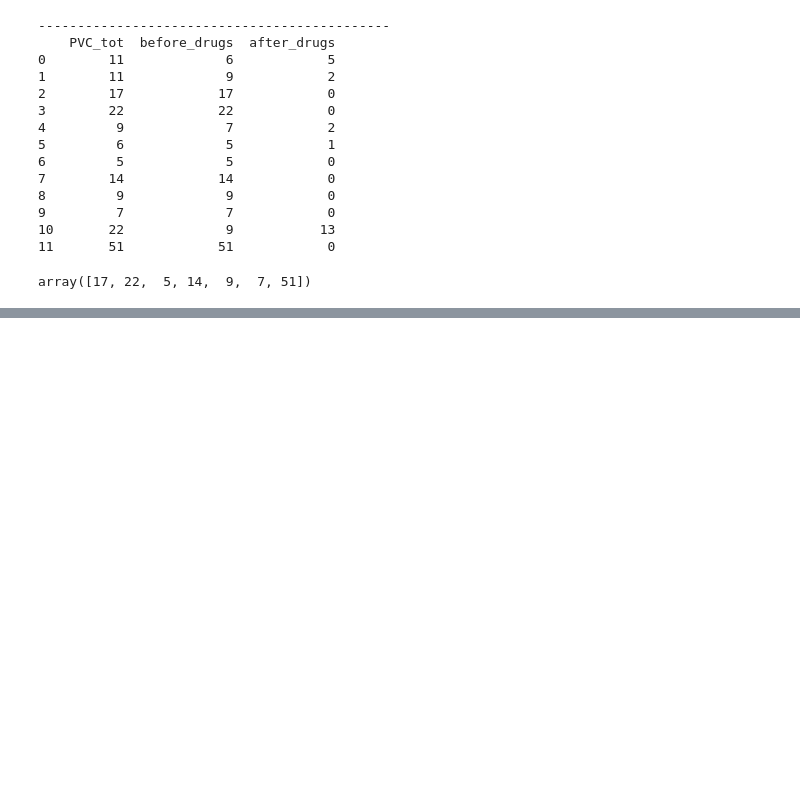
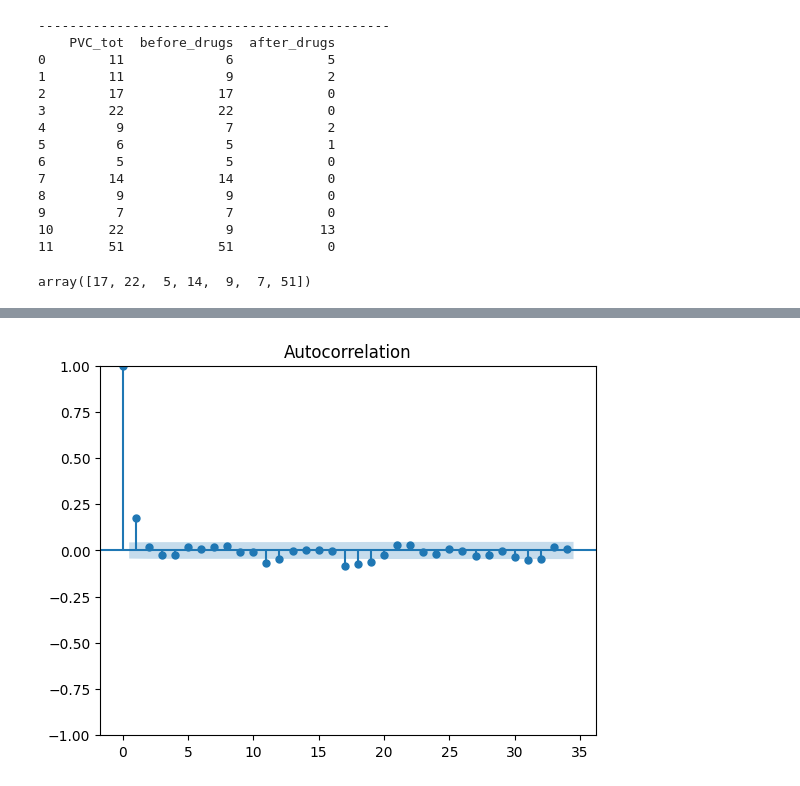
Before and after one commit to Matthieutrtr/Heart_Project, a Jupyter notebook: Gibbs.ipynb, the cells around one changed output, grey strips where cells are left out. Saved outputs shown, nothing was run; the diff lists cells and outputs as text; code cells hidden in the pictures; blank space fills up the shorter version.

```diff
--- a/Gibbs.ipynb
+++ b/Gibbs.ipynb
@@ -154,0 +180,4 @@ ax["D"].legend()
+# %%
+autocorr_delta = tsaplots.plot_acf(simu[:, 1])
+# %% [output]
+[figure, added]
```
Also changed, not shown: parts of 10 cells of this notebook.
